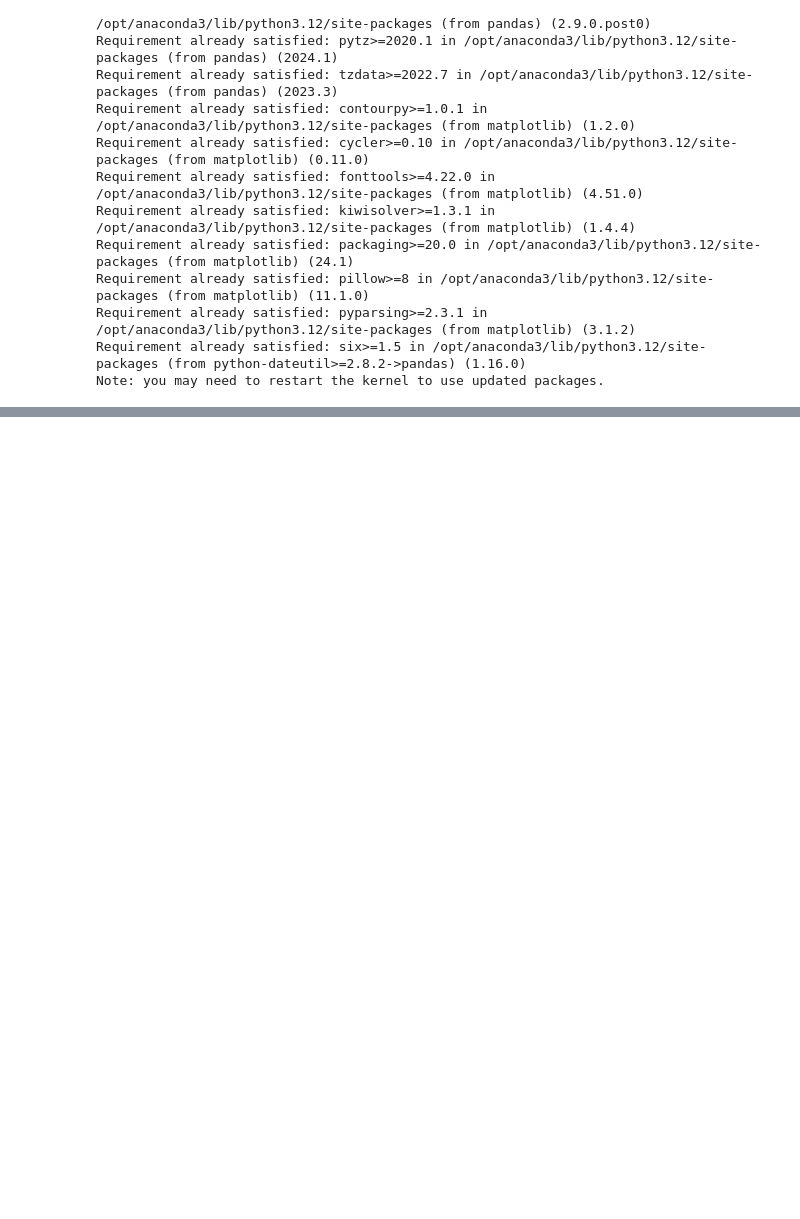
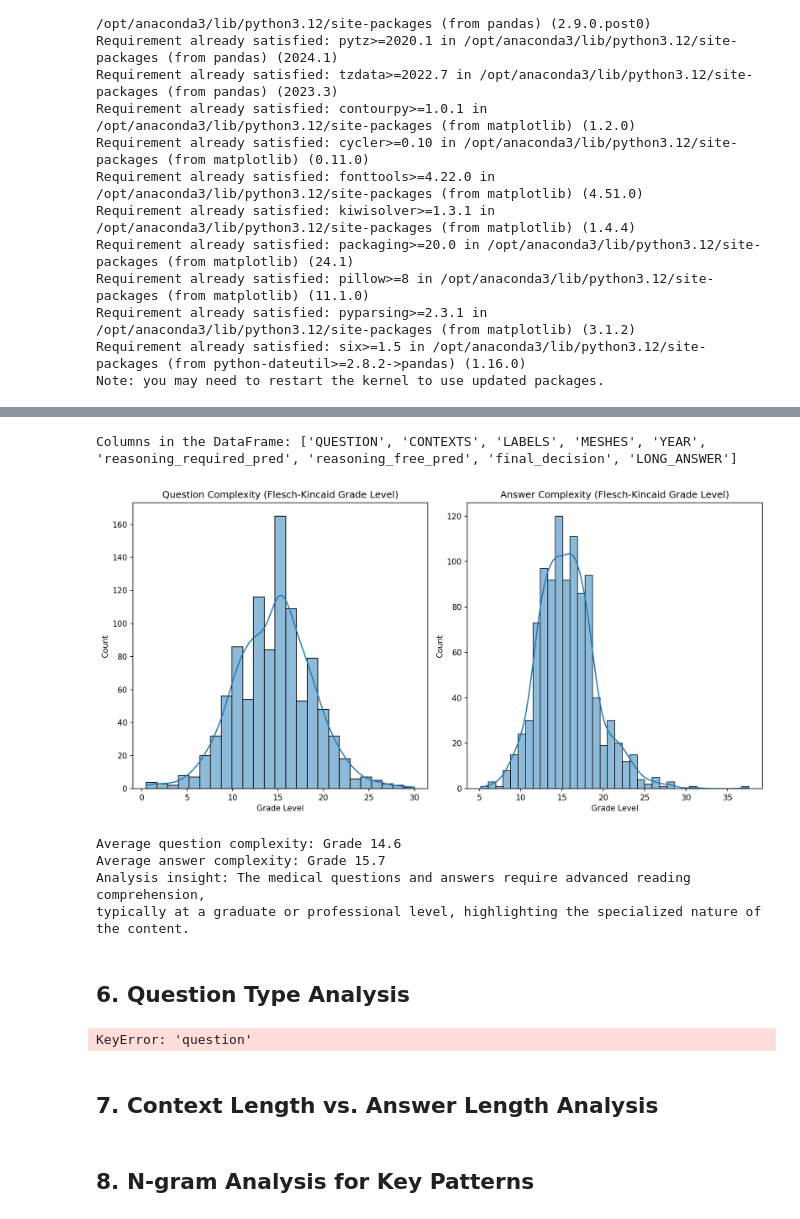
Before and after one commit to CassandraMaldonado/LLM_Healthcare, a Jupyter notebook: EDA.ipynb, the cells around one changed output, grey strips where cells are left out. Saved outputs shown, nothing was run; the diff lists cells and outputs as text; code cells hidden in the pictures; blank space fills up the shorter version.

```diff
--- a/EDA.ipynb
+++ b/EDA.ipynb
@@ -472,0 +596,78 @@ final_decision: yes
+# %%
+print("Columns in the DataFrame:", df.columns.tolist())
+
+from textstat import flesch_kincaid_grade, gunning_fog
+
+# Calculating readability scores
+question_fk = [flesch_kincaid_grade(q) for q in df['QUESTION'] if isinstance(q, str)]
+answer_fk = [flesch_kincaid_grade(a) for a in df['LONG_ANSWER'] if isinstance(a, str)]
+
+plt.figure(figsize=(12, 6))
+plt.subplot(1, 2, 1)
+sns.histplot(question_fk, kde=True)
+plt.title('Question Complexity (Flesch-Kincaid Grade Level)')
+plt.xlabel('Grade Level')
+
+plt.subplot(1, 2, 2)
+sns.histplot(answer_fk, kde=True)
+plt.title('Answer Complexity (Flesch-Kincaid Grade Level)')
+plt.xlabel('Grade Level')
+plt.tight_layout()
+plt.show()
+
+print(f"Average question complexity: Grade {sum(question_fk)/len(question_fk):.1f}")
+print(f"Average answer complexity: Grade {sum(answer_fk)/len(answer_fk):.1f}")
+print("Analysis insight: The medical questions and answers require advanced reading comprehension,")
+print("typically at a graduate or professional level, highlighting the specialized nature of the content.")
+# %% [output]
+Columns in the DataFrame: ['QUESTION', 'CONTEXTS', 'LABELS', 'MESHES', 'YEAR', 'reasoning_required_pred', 'reasoning_free_pred', 'final_decision', 'LONG_ANSWER']
+[figure, added]
+Average question complexity: Grade 14.6
+Average answer complexity: Grade 15.7
+Analysis insight: The medical questions and answers require advanced reading comprehension,
+typically at a graduate or professional level, highlighting the specialized nature of the content.
+# %% [markdown]
+## 6. Question Type Analysis
+# %%
+# Analyzing the types of questions (what, how, can, does)
+import re
+
+def get_question_type(question):
+    question = question.lower().strip()
+    if question.startswith('what'):
+        return 'what'
+    elif question.startswith('how'):
+        return 'how'
+    elif question.startswith('can'):
+        return 'can'
+    elif question.startswith('does') or question.startswith('do'):
+        return 'does/do'
+    elif question.startswith('is') or question.startswith('are'):
+        return 'is/are'
+    elif question.startswith('which'):
+        return 'which'
+    elif question.startswith('why'):
+        return 'why'
+    elif '?' in question:
+        return 'other question'
+    else:
+        return 'not a question'
+
+q_types = df['question'].apply(get_question_type)
+q_type_counts = q_types.value_counts()
+
+plt.figure(figsize=(12, 6))
+sns.barplot(x=q_type_counts.index, y=q_type_counts.values)
+plt.title('Distribution of Question Types')
+plt.xlabel('Question Type')
+plt.ylabel('Count')
+plt.xticks(rotation=45)
+plt.tight_layout()
+plt.show()
+
+print("Analysis insight: Most questions are [type] questions, which typically")
+print("expect [certain type of answer]. This pattern should inform model training.")
+# %% [output]
+KeyError: 'question'
+# %% [markdown]
+## 7. Context Length vs. Answer Length Analysis
@@ -472,0 +699,2 @@ final_decision: yes
+# %% [markdown]
+## 8. N-gram Analysis for Key Patterns
```
Also changed, not shown: parts of 15 cells of this notebook.
